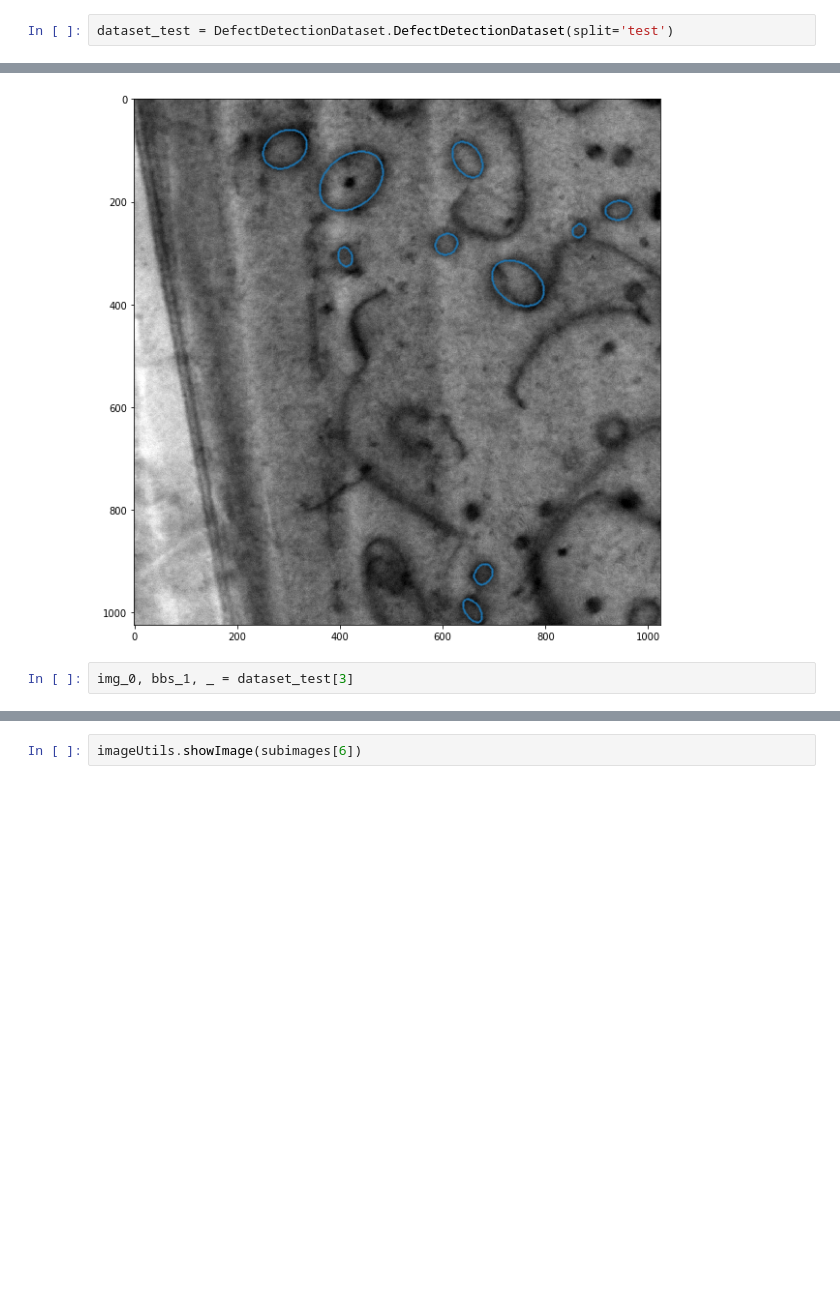
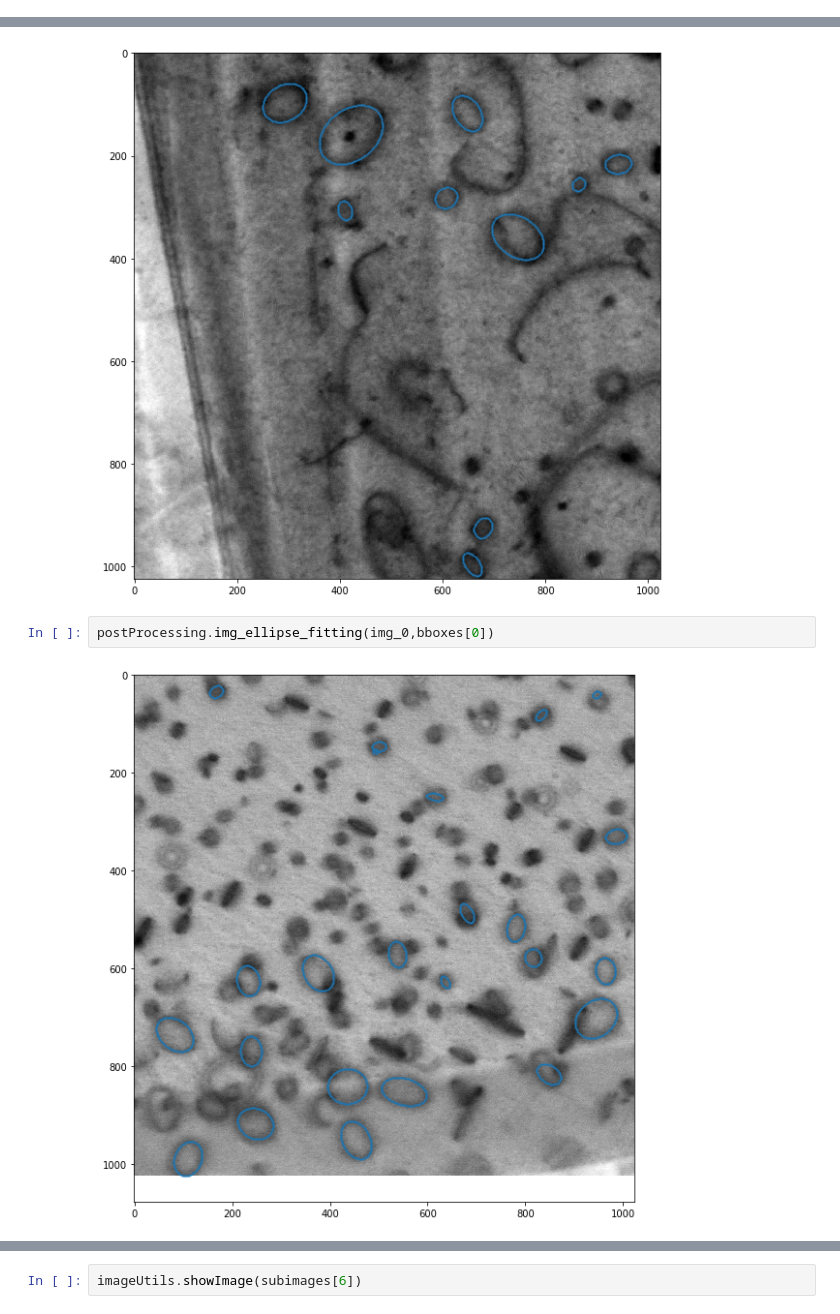
Before and after one commit to uw-cmg/Defect-Detection, a Jupyter notebook: Defect detection debug.ipynb, the cells around one changed output, grey strips where cells are left out. Drawn from its saved outputs; the diff is of its cells as text; blank space fills up the shorter version.

```diff
--- a/Defect detection debug.ipynb
+++ b/Defect detection debug.ipynb
@@ -24,3 +27 @@ dataset = DefectDetectionDataset.DefectDetectionDataset(split='train')
-# %%
-dataset_test = DefectDetectionDataset.DefectDetectionDataset(split='test')
 # %%
@@ -161,5 +189,7 @@ plt.show()
 postProcessing.img_ellipse_fitting(img_1,bboxes[1])
 # %% [output]
 [figure]
-# %%
-img_0, bbs_1, _ = dataset_test[3]
+# %%
+postProcessing.img_ellipse_fitting(img_0,bboxes[0])
+# %% [output]
+[figure, added]
```
Also changed, not shown: parts of 78 cells of this notebook, 1 other file.
